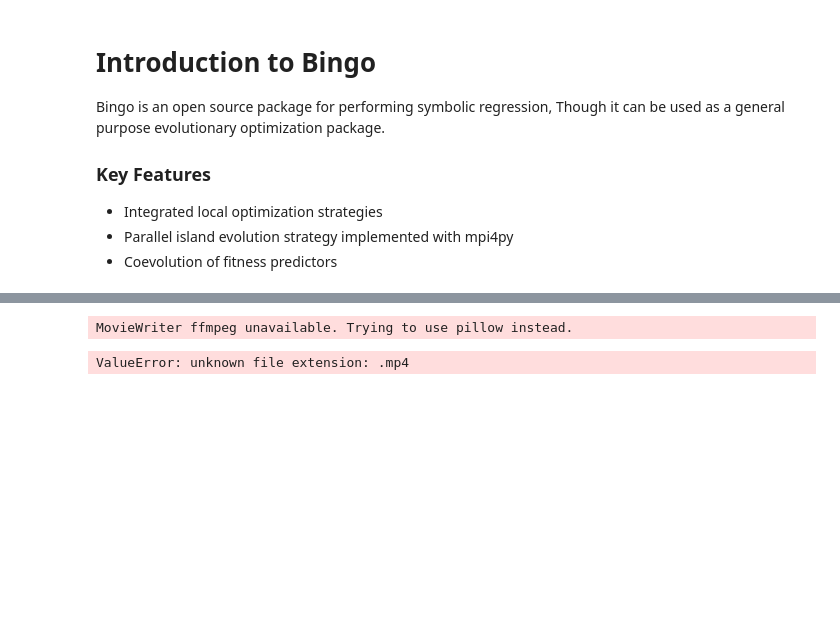
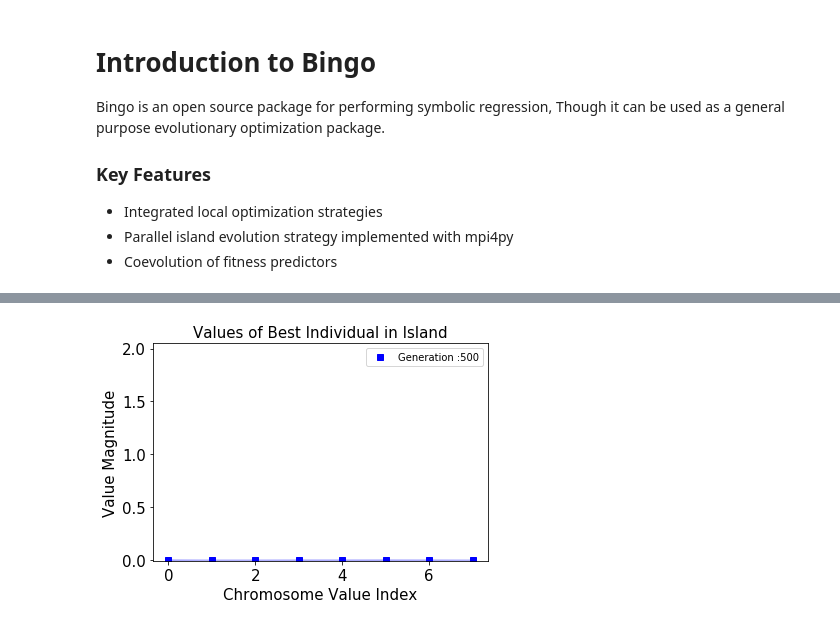
Before and after one commit to nasa/bingo, a Jupyter notebook: examples/bingo_tutorial.ipynb, the cells around one changed output, grey strips where cells are left out. Drawn from its saved outputs; the diff is of its cells as text; code cells hidden in the pictures; blank space fills up the shorter version.

Commit message:
added mark down and visualization for agraph

```diff
--- a/examples/bingo_tutorial.ipynb
+++ b/examples/bingo_tutorial.ipynb
@@ -91,6 +119,5 @@ def anim_to_html(anim):
 # %%
 from IPython.display import HTML
-
-def display_animation(anim):
-    plt.close(anim._fig)
-    return HTML(anim_to_html(anim))
+# anim = animate_data(best_indv_values)
+HTML(animate_data(best_indv_values).to_html5_video())
+# %% [output]
@@ -96,0 +125 @@ def display_animation(anim):
+[figure, added]
@@ -140,6 +125,0 @@ def animate_data(list_of_best_indv_values):
-# %%
-anim = animate_data(best_indv_values)
-display_animation(anim)
-# %% [output]
-MovieWriter ffmpeg unavailable. Trying to use pillow instead.
-ValueError: unknown file extension: .mp4
```
Also changed, not shown: parts of 16 cells of this notebook.
